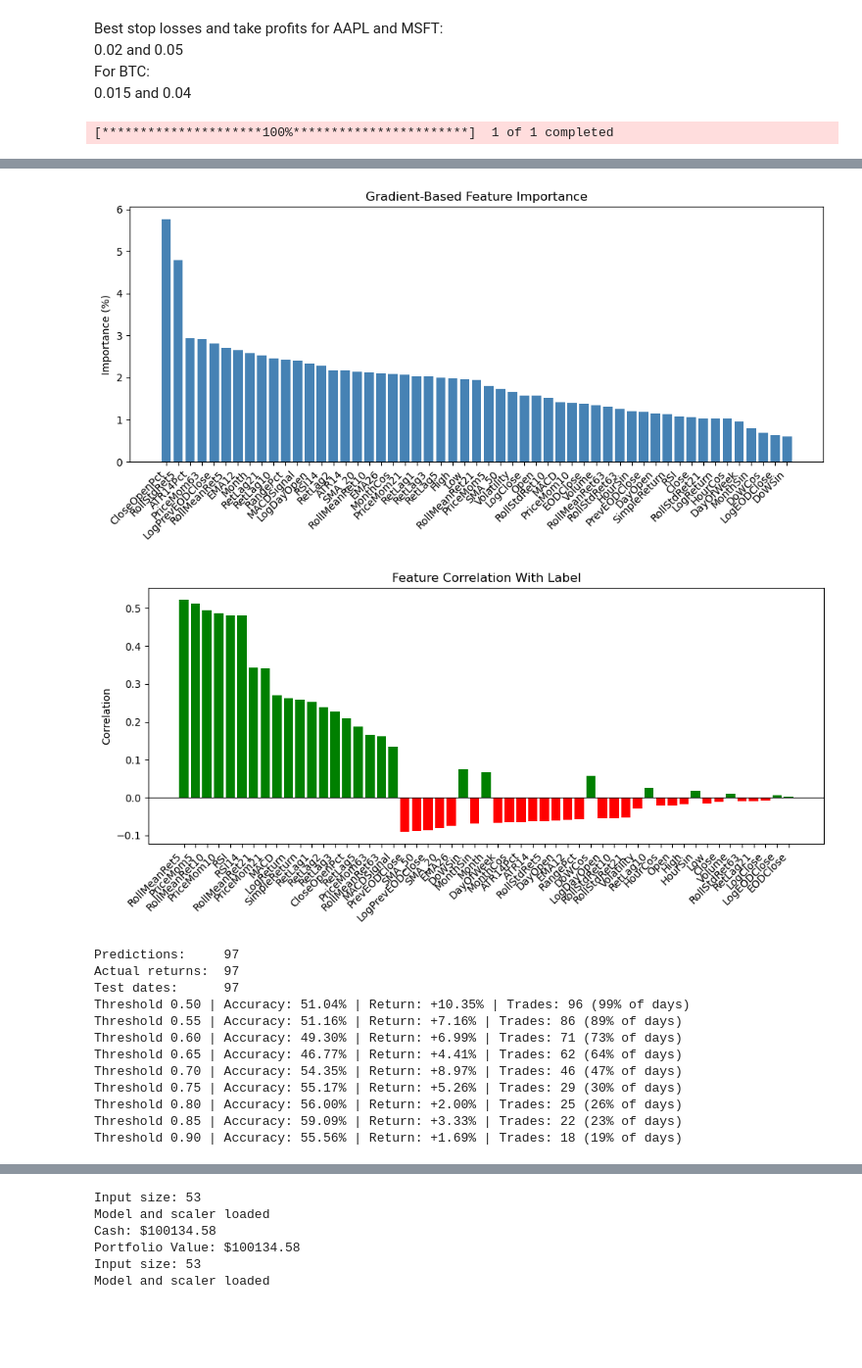
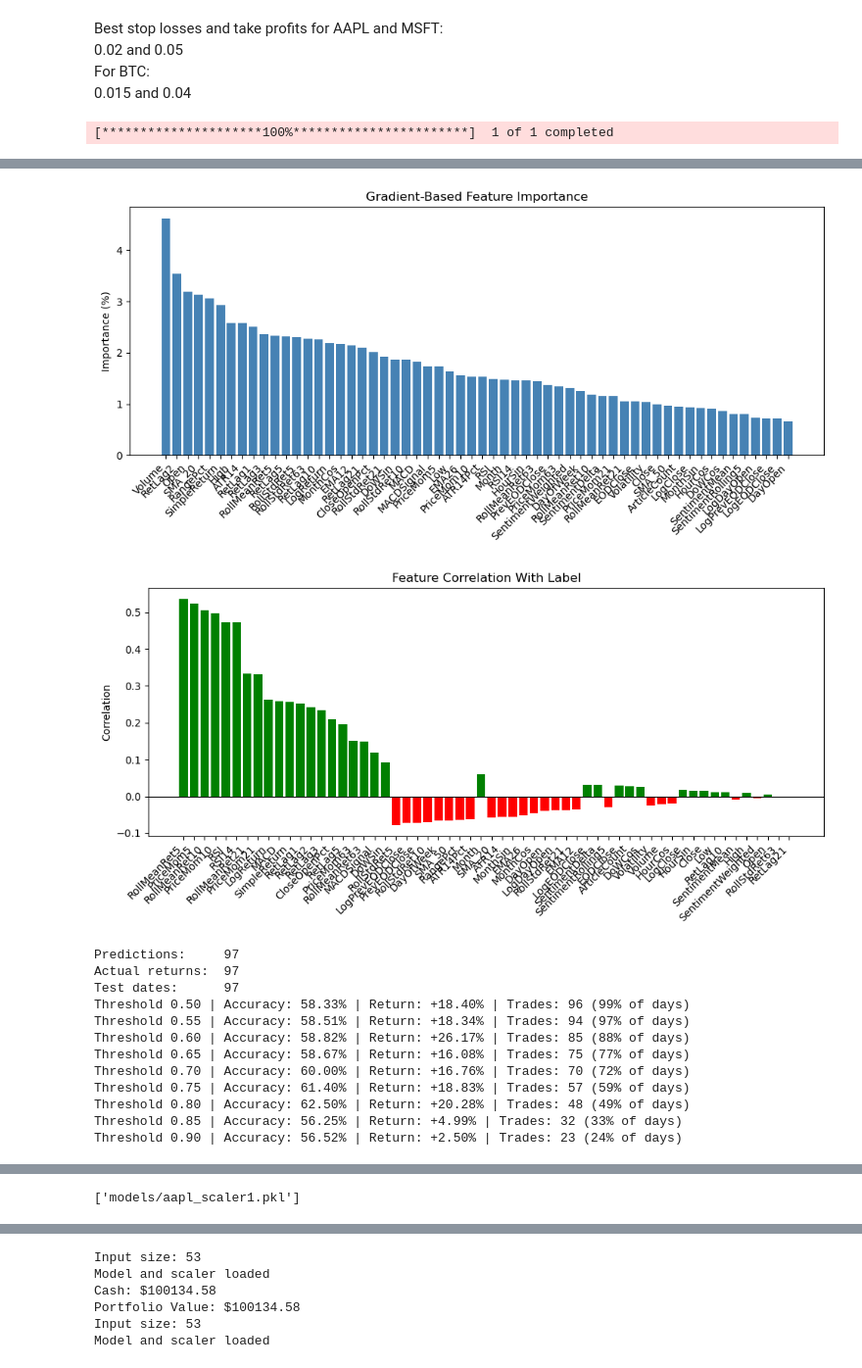
Before and after one commit to sebparkin/trader_bot, a Jupyter notebook: data_analysis.ipynb, the cells around one changed output, grey strips where cells are left out. Shown at 98% size. Cells and saved outputs as stored; diff of their text form; code cells hidden in the pictures; blank space fills up the shorter version.

```diff
--- a/data_analysis.ipynb
+++ b/data_analysis.ipynb
@@ -440,7 +395,7 @@ epochs=50
 
 aapl_model, aapl_scaler = train_test_model(ticker, remove, hidden_size, num_layers, dropout, epochs)
 
-# torch.save(aapl_model.state_dict(), 'models/aapl_model2.pth')
-# joblib.dump(aapl_scaler, 'models/aapl_scaler2.pkl')
+torch.save(aapl_model.state_dict(), 'models/aapl_model1.pth')
+joblib.dump(aapl_scaler, 'models/aapl_scaler1.pkl')
 # %% [output]
 [*********************100%***********************]  1 of 1 completed
@@ -455,14 +410,14 @@ Accuracy: 51.55%
-[figure, old version]
+[figure, new version]
-[figure, old version]
+[figure, new version]
 Predictions:     97
 Actual returns:  97
 Test dates:      97
-Threshold 0.50 | Accuracy: 51.04% | Return: +10.35% | Trades: 96 (99% of days)
-Threshold 0.55 | Accuracy: 51.16% | Return: +7.16% | Trades: 86 (89% of days)
-Threshold 0.60 | Accuracy: 49.30% | Return: +6.99% | Trades: 71 (73% of days)
-Threshold 0.65 | Accuracy: 46.77% | Return: +4.41% | Trades: 62 (64% of days)
-Threshold 0.70 | Accuracy: 54.35% | Return: +8.97% | Trades: 46 (47% of days)
-Threshold 0.75 | Accuracy: 55.17% | Return: +5.26% | Trades: 29 (30% of days)
-Threshold 0.80 | Accuracy: 56.00% | Return: +2.00% | Trades: 25 (26% of days)
-Threshold 0.85 | Accuracy: 59.09% | Return: +3.33% | Trades: 22 (23% of days)
-Threshold 0.90 | Accuracy: 55.56% | Return: +1.69% | Trades: 18 (19% of days)
+Threshold 0.50 | Accuracy: 58.33% | Return: +18.40% | Trades: 96 (99% of days)
+Threshold 0.55 | Accuracy: 58.51% | Return: +18.34% | Trades: 94 (97% of days)
+Threshold 0.60 | Accuracy: 58.82% | Return: +26.17% | Trades: 85 (88% of days)
+Threshold 0.65 | Accuracy: 58.67% | Return: +16.08% | Trades: 75 (77% of days)
+Threshold 0.70 | Accuracy: 60.00% | Return: +16.76% | Trades: 70 (72% of days)
+Threshold 0.75 | Accuracy: 61.40% | Return: +18.83% | Trades: 57 (59% of days)
+Threshold 0.80 | Accuracy: 62.50% | Return: +20.28% | Trades: 48 (49% of days)
+Threshold 0.85 | Accuracy: 56.25% | Return: +4.99% | Trades: 32 (33% of days)
+Threshold 0.90 | Accuracy: 56.52% | Return: +2.50% | Trades: 23 (24% of days)
@@ -470,3 +425,4 @@ Threshold 0.90 | Accuracy: 55.56% | Return: +1.69% | Trades: 18 (19% of days)
+['models/aapl_scaler1.pkl']
 # %%
 remove = ["Datetime", "Date", "Hour", "Label"]
 ticker = 'MSFT'
```
Also changed, not shown: parts of 16 cells of this notebook, 14 other files.
